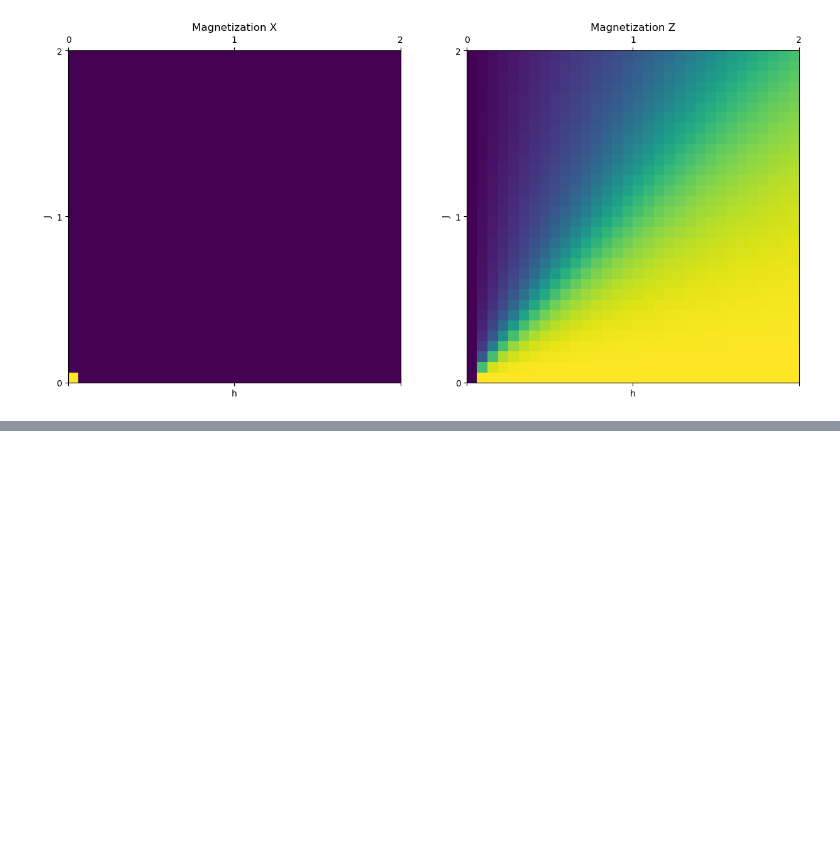
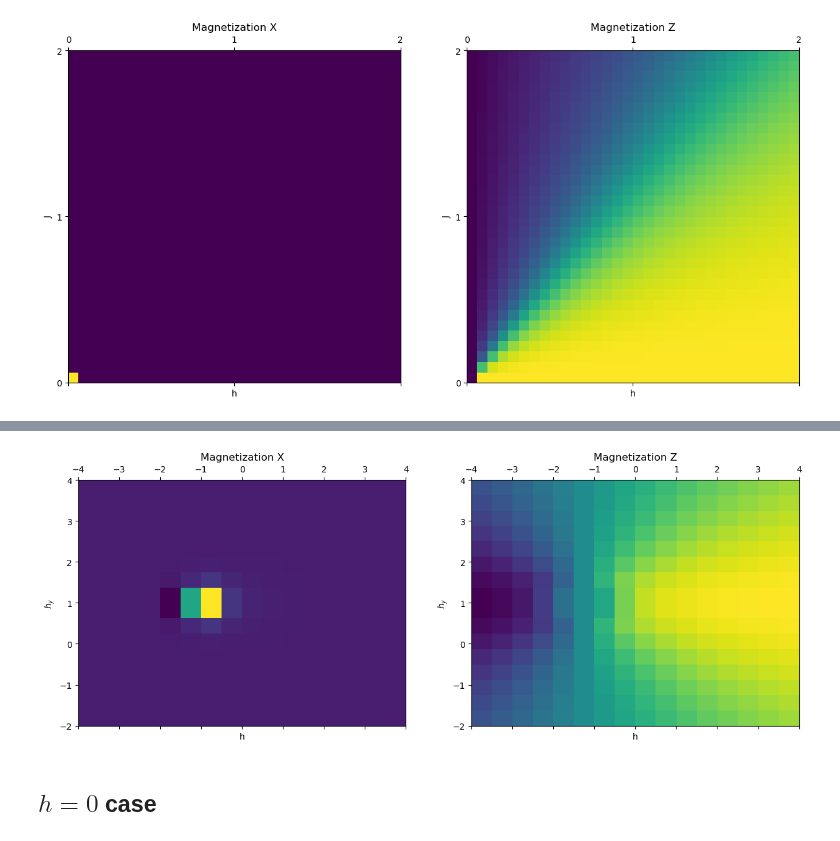
Before and after one commit to Fradm98/qs-mps, a Jupyter notebook: src/qs_mps/applications/CLUSTER/exact_diag.ipynb, the cells around one changed output, grey strips where cells are left out. Saved outputs shown, nothing was run; the diff lists cells and outputs as text; code cells hidden in the pictures; blank space fills up the shorter version.

```diff
--- a/src/qs_mps/applications/CLUSTER/exact_diag.ipynb
+++ b/src/qs_mps/applications/CLUSTER/exact_diag.ipynb
@@ -165,0 +221,31 @@ arr
+# %%
+# we can insert additional interaction terms in XX or YY or both
+L=12
+hys = np.linspace(-4,4,16)
+hs = np.linspace(-2,4,16)
+
+mag_x = []
+mag_z = []
+rdms = []
+for hy in hys:
+    mag_x_h = []
+    mag_z_h = []
+    rdms_h = []
+    for h in hs:
+        print(f"hy: {hy}, h: {h}")
+        H = sparse_cluster_xy_hamiltonian(J=1, h_t=h, h_x=0, h_y=hy, L=L)
+        e, v = diagonalization(H, sparse=True)
+        psi = v[:,0]
+        mag = (psi.conjugate() @ (sparse_pauli_x(n=L//2, L=L)) @ psi).real
+        mag_x_h.append(mag)
+        mag = (psi.conjugate() @ (sparse_pauli_z(n=L//2, L=L)) @ psi).real
+        mag_z_h.append(mag)
+
+        chain = MPS(L=L, d=2, model="Cluster", chi=32)
+        chain.vector_to_mps(vec=psi, chi=32)
+        rdm = chain.reduced_density_matrix([L//2-2,L//2-1,L//2,L//2+1,L//2+2])
+        rdms_h.append(rdm)
+
+    mag_x.append(mag_x_h)
+    mag_z.append(mag_z_h)
+    rdms.append(rdms_h)
@@ -165,0 +270,16 @@ arr
+# %%
+params = [[hy,h] for hy in hys for h in hs]
+params_extent = np.concatenate([np.min(params, axis=0), np.max(params, axis=0)])
+params_extent = tuple(params_extent[[0, 2, 1, 3]])
+
+fig, ax = plt.subplots(1,2, figsize=(15,10))
+ax[0].matshow(mag_x, origin='lower', extent=params_extent)
+ax[0].set_title("Magnetization X")
+ax[0].set_xlabel("h")
+ax[0].set_ylabel("$h_y$")
+ax[1].matshow(mag_z, origin='lower', extent=params_extent)
+ax[1].set_title("Magnetization Z")
+ax[1].set_xlabel("h")
+ax[1].set_ylabel("$h_y$");
+# %% [output]
+[figure, added]
@@ -165,0 +289,2 @@ arr
+# %% [markdown]
+## $h=0$ case
```
Also changed, not shown: parts of 14 cells of this notebook, 5 other files.
